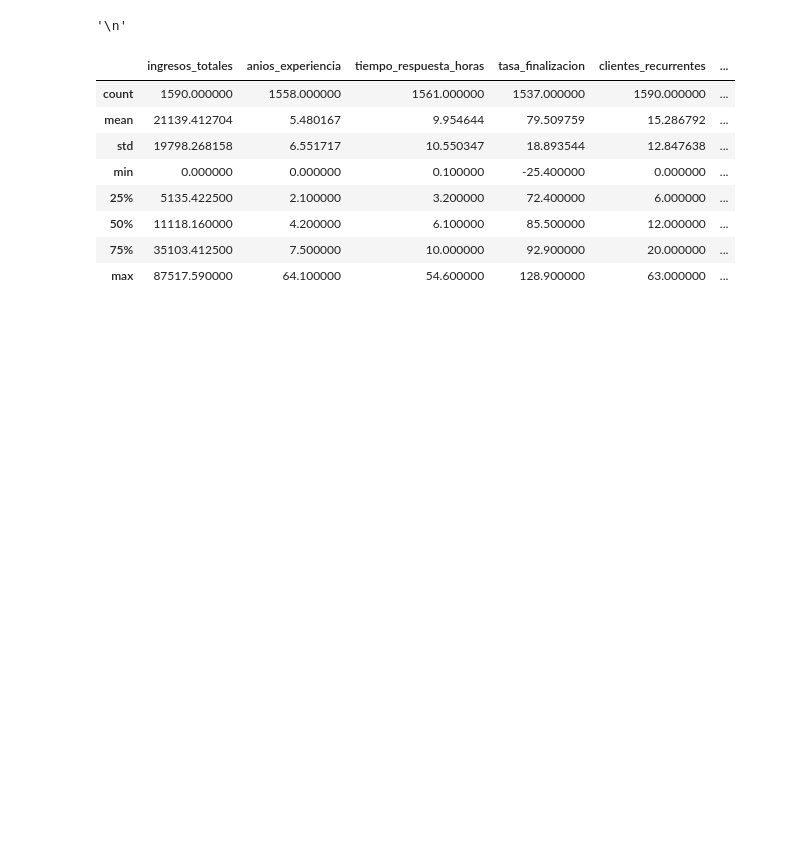
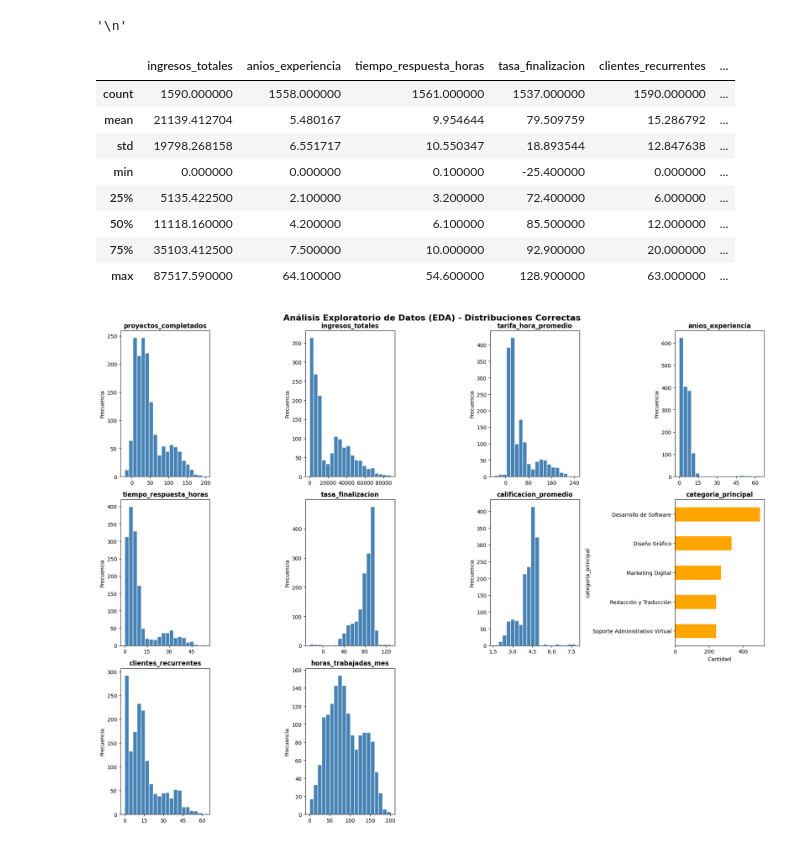
Before and after one commit to Cardona-Hector2023/OLC2_EJ26_ML_32, a Jupyter notebook: Proyecto2/Manuales/Docu_freelancer.ipynb, the cells around one changed output. Cells and saved outputs as stored; diff of their text form; code cells hidden in the pictures; blank space fills up the shorter version.

Commit message:
docs(Manuales): agregar informacion de graficas sobre el analisis del csv

```diff
--- a/Proyecto2/Manuales/Docu_freelancer.ipynb
+++ b/Proyecto2/Manuales/Docu_freelancer.ipynb
@@ -347,3 +347,61 @@ df1.describe()
 | 50% | 11118.160000 | 4.200000 | 6.100000 | 85.500000 | 12.000000 | ... |
 | 75% | 35103.412500 | 7.500000 | 10.000000 | 92.900000 | 20.000000 | ... |
 | max | 87517.590000 | 64.100000 | 54.600000 | 128.900000 | 63.000000 | ... |
+# %%
+import matplotlib.pyplot as plt
+import matplotlib.ticker as ticker
+import pandas as pd
+
+# 1. LIMPIEZA DE TIPOS DE DATOS CRÍTICOS
+# Forzamos a que las columnas numéricas que Pandas leyó como texto sean números reales.
+# 'errors="coerce"' transformará cualquier texto extraño (como símbolos o espacios) en NaN para que no rompa el código.
+
+columnas_a_numericas = ['proyectos_completados', 'tarifa_hora_promedio', 'calificacion_promedio']
+
+for col in columnas_a_numericas:
+    # Si las tarifas tienen símbolos de $, los limpiamos primero (por si acaso)
+    if df1[col].dtype == 'object':
+        df1[col] = df1[col].astype(str).str.replace('$', '', regex=False).str.strip()
+
+    # Conversión a número
+    df1[col] = pd.to_numeric(df1[col], errors='coerce')
+
+# 2. SELECCIÓN DE VARIABLES PARA EL EDA
+# Quitamos 'freelancer_id' porque al ser un ID único por persona, su gráfica no aporta información útil.
+columnas_para_graficar = [col for col in df1.columns if col != 'freelancer_id']
+
+
+# 3. CONFIGURACIÓN DEL LIENZO (3 filas, 4 columnas)
+# Como tenemos 10 variables en total, una cuadrícula de 3x4 (12 espacios) nos viene perfecto.
+fig, axes = plt.subplots(3, 4, figsize=(18, 14))
+
+# 4. EL BUCLE DE GRAFICADO CORREGIDO
+for ax, col in zip(axes.flat, columnas_para_graficar):
+
+    # CASO A: Variable Categórica (Texto real)
+    if col == 'categoria_principal':
+        conteo = df1[col].value_counts()
+        # Graficamos en horizontal (barh) para que las profesiones largas se lean perfectamente
+        conteo.plot(kind='barh', ax=ax, color="orange", edgecolor="white")
+        ax.invert_yaxis()  # Pone la categoría con más freelancers arriba
+        ax.set_xlabel("Cantidad")
+
+    # CASO B: Variables Numéricas (¡Todas las demás ahora lo son!)
+    else:
+        ax.hist(df1[col].dropna(), bins=20, color="steelblue", edgecolor="white")
+        # Forzamos a Matplotlib a mostrar máximo 5 números limpios en el eje X
+        ax.xaxis.set_major_locator(ticker.MaxNLocator(nbins=5))
+        ax.set_ylabel("Frecuencia")
+
+    ax.set_title(col, fontweight="bold", fontsize=12)
+
+# 5. LIMPIEZA VISUAL DE ESPACIOS VACÍOS
+# Como usamos 10 variables en 12 espacios, apagamos los últimos 2 planos cartesianos vacíos.
+for i in range(len(columnas_para_graficar), len(axes.flat)):
+    axes.flat[i].set_visible(False)
+
+plt.suptitle("Análisis Exploratorio de Datos (EDA) - Distribuciones Correctas", fontsize=16, fontweight="bold", y=0.98)
+plt.tight_layout()
+plt.show()
+# %% [output]
+[figure, added]
```
Also changed, not shown: parts of 2 cells of this notebook, 1 other file.
